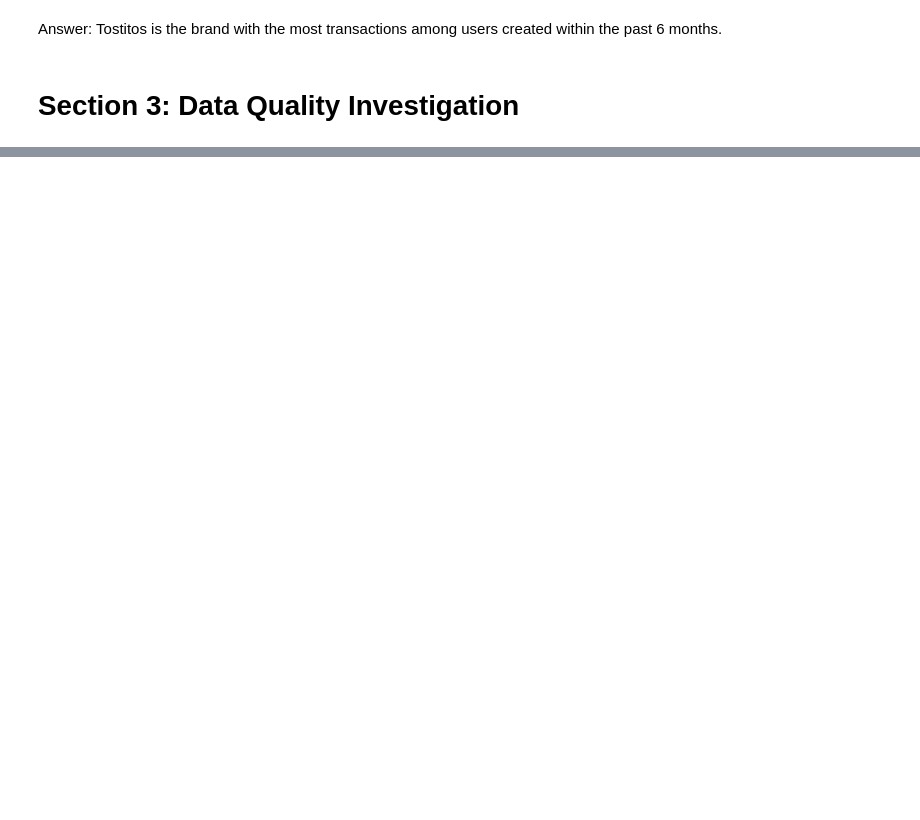
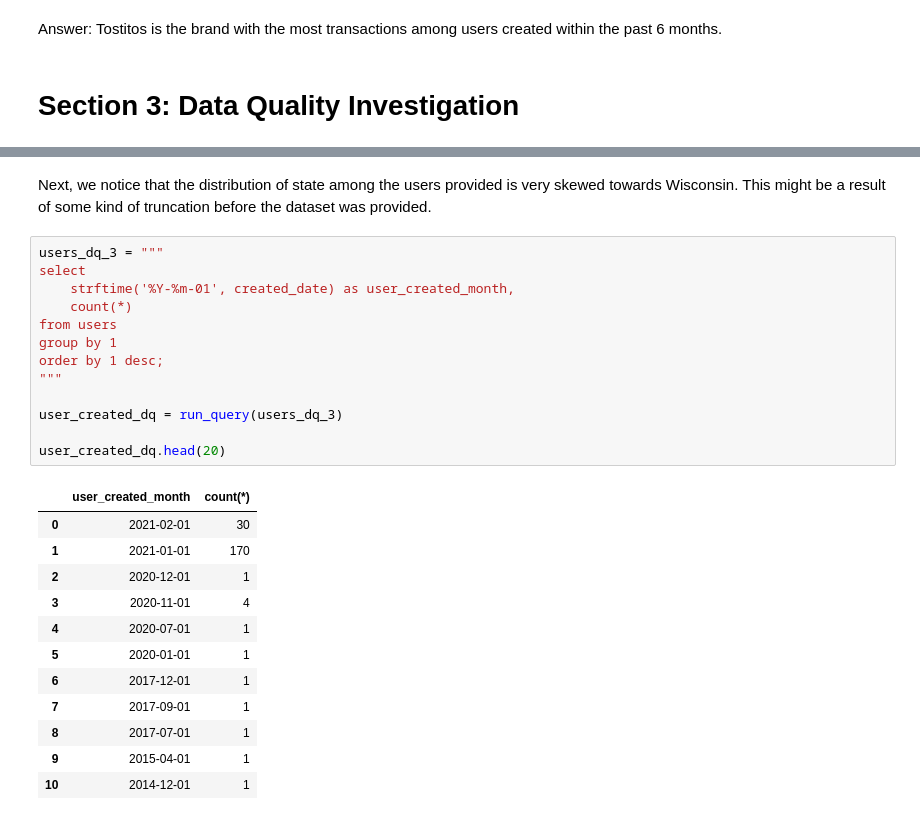
Before and after one commit to aaronchen7780/AE-Project-FetchRewards, a Jupyter notebook: analysis.ipynb, the cells around one changed output, grey strips where cells are left out. Drawn from its saved outputs; the diff is of its cells as text; blank space fills up the shorter version.

```diff
--- a/analysis.ipynb
+++ b/analysis.ipynb
@@ -390,0 +486,28 @@ Answer: Tostitos is the brand with the most transactions among users created wit
+# %% [markdown]
+Next, we notice that the distribution of state among the users provided is very skewed towards Wisconsin. This might be a result of some kind of truncation before the dataset was provided.
+# %%
+users_dq_3 = """
+select
+    strftime('%Y-%m-01', created_date) as user_created_month,
+    count(*)
+from users
+group by 1
+order by 1 desc;
+"""
+
+user_created_dq = run_query(users_dq_3)
+
+user_created_dq.head(20)
+# %% [output]
+|  | user_created_month | count(*) |
+| 0 | 2021-02-01 | 30 |
+| 1 | 2021-01-01 | 170 |
+| 2 | 2020-12-01 | 1 |
+| 3 | 2020-11-01 | 4 |
+| 4 | 2020-07-01 | 1 |
+| 5 | 2020-01-01 | 1 |
+| 6 | 2017-12-01 | 1 |
+| 7 | 2017-09-01 | 1 |
+| 8 | 2017-07-01 | 1 |
+| 9 | 2015-04-01 | 1 |
+| 10 | 2014-12-01 | 1 |
```
Also changed, not shown: parts of 12 cells of this notebook, 1 other file.
